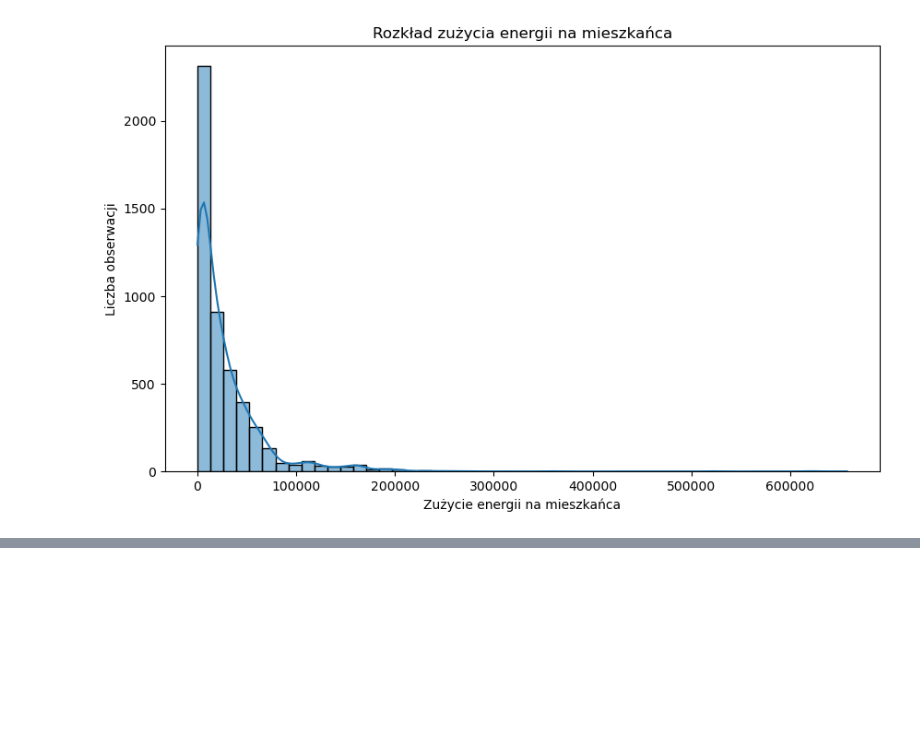
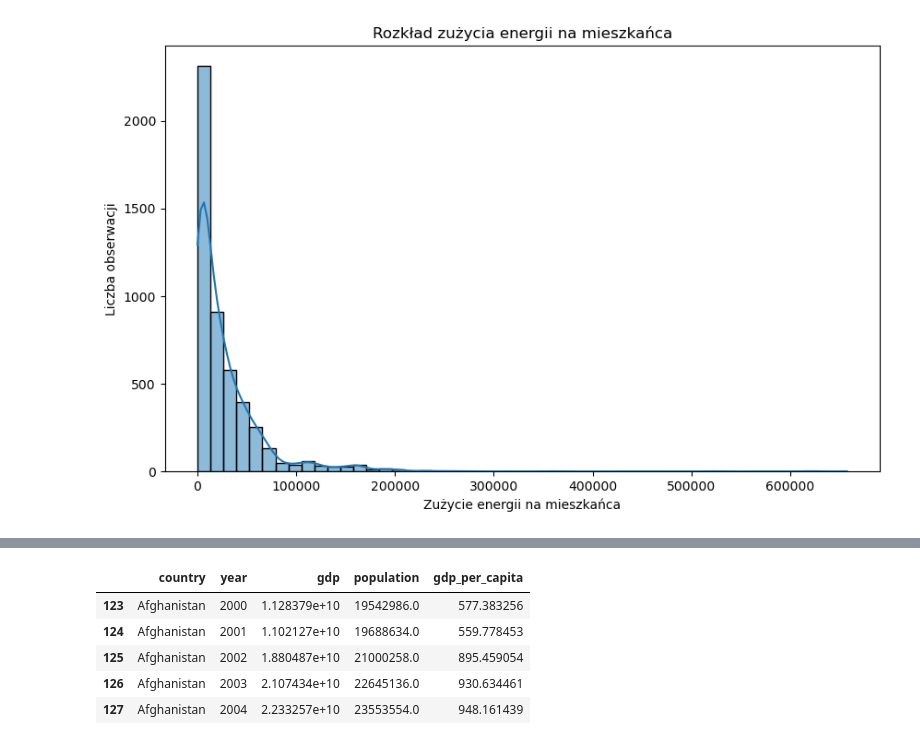
Before and after one commit to olaramota-beep/AWDP-projekt-do-oddania, a Jupyter notebook: Diagnostyka danych i wizualizacja.ipynb, the cells around one changed output, grey strips where cells are left out. Drawn from its saved outputs; the diff is of its cells as text; code cells hidden in the pictures; blank space fills up the shorter version.

```diff
--- a/Diagnostyka danych i wizualizacja.ipynb
+++ b/Diagnostyka danych i wizualizacja.ipynb
@@ -292,0 +356,17 @@ plt.show()
+# %%
+# PKB na mieszkańca
+
+df_countries['gdp_per_capita'] = (
+    df_countries['gdp'] / df_countries['population']
+)
+
+df_countries[
+    ['country', 'year', 'gdp', 'population', 'gdp_per_capita']
+].head()
+# %% [output]
+|  | country | year | gdp | population | gdp_per_capita |
+| 123 | Afghanistan | 2000 | 1.128379e+10 | 19542986.0 | 577.383256 |
+| 124 | Afghanistan | 2001 | 1.102127e+10 | 19688634.0 | 559.778453 |
+| 125 | Afghanistan | 2002 | 1.880487e+10 | 21000258.0 | 895.459054 |
+| 126 | Afghanistan | 2003 | 2.107434e+10 | 22645136.0 | 930.634461 |
+| 127 | Afghanistan | 2004 | 2.233257e+10 | 23553554.0 | 948.161439 |
```
Also changed, not shown: parts of 8 cells of this notebook.
